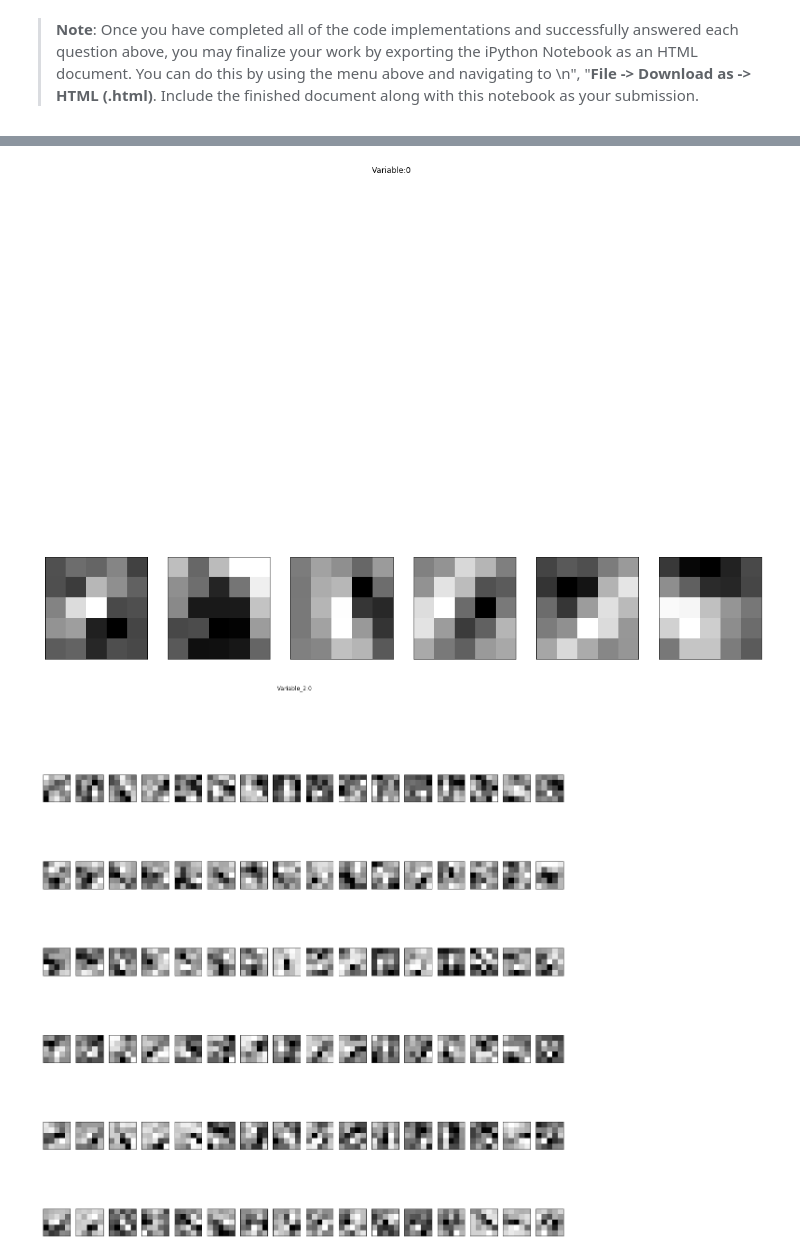
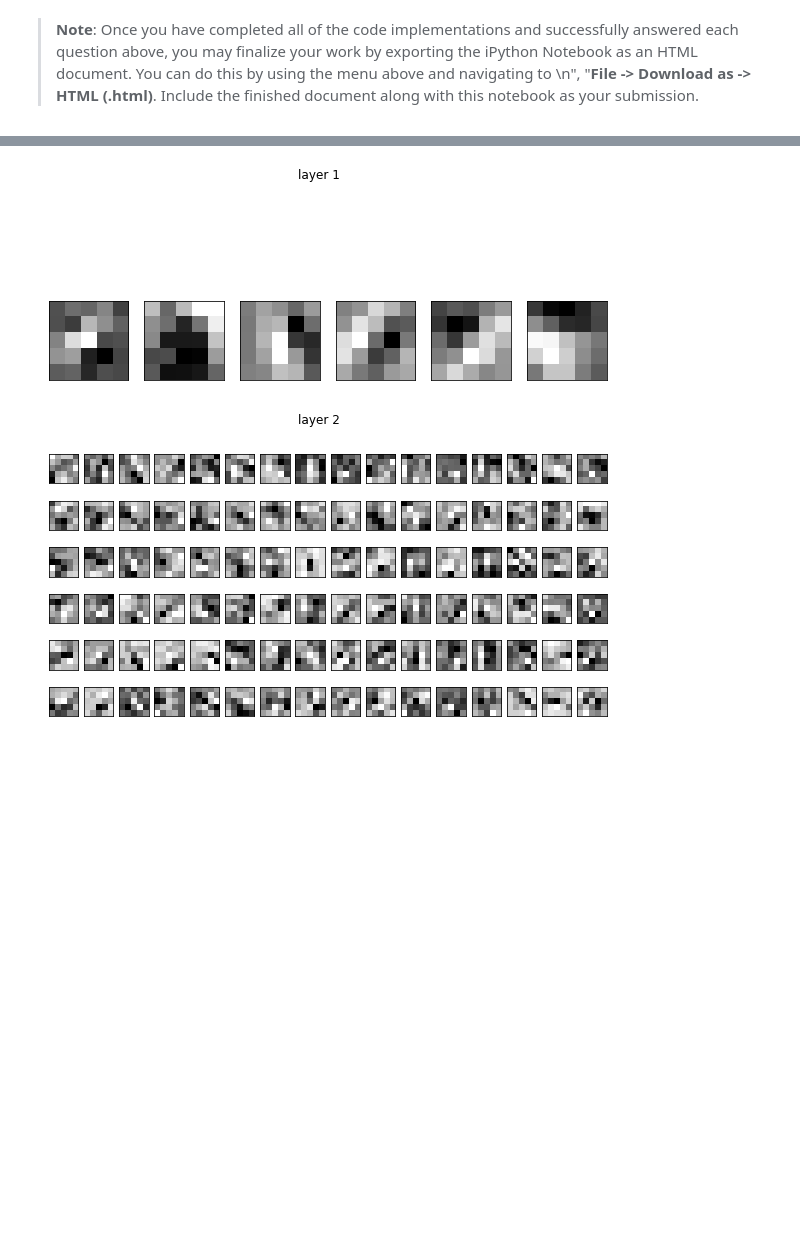
Before and after one commit to ysono/CarND-T1P2-Traffic-Sign-Classifier-Project, a Jupyter notebook: Traffic_Sign_Classifier.ipynb, the cells around one changed output, grey strips where cells are left out. Saved outputs shown, nothing was run; the diff lists cells and outputs as text; code cells hidden in the pictures; blank space fills up the shorter version.

```diff
--- a/Traffic_Sign_Classifier.ipynb
+++ b/Traffic_Sign_Classifier.ipynb
@@ -694,21 +722,16 @@ For an example of what feature map outputs look like, check out NVIDIA's results
 ### Visualize your network's feature maps here.
 ### Feel free to use as many code cells as needed.
 
-# image_input: the test image being fed into the network to produce the feature maps
-# tf_activation: should be a tf variable name used during your training procedure that represents the calculated state of a specific weight layer
-# activation_min/max: can be used to view the activation contrast in more detail, by default matplot sets min and max to the actual min and max values of the output
-# plt_num: used to plot out multiple different weight feature map sets on the same block, just extend the plt number for each new feature map entry
-
-def outputFeatureMap(sess, X_data, weight_tensor, **imshow_options):
+def outputFeatureMap(sess, X_data, weight_tensor, title, **imshow_options):
     activation = sess.run(weight_tensor, feed_dict={x_placeholder: X_data})
 
     # numbers of output and input feature maps
     num_fm_in = activation.shape[-2]
     num_fm_out = activation.shape[-1]
 
-    fig, axes = plt.subplots(nrows=num_fm_in, ncols=num_fm_out, figsize=(20, 20))
-    axes = axes.reshape(num_fm_in, num_fm_out)
-    fig.suptitle(weight_tensor.name)
+    fig, axes = plt.subplots(nrows=num_fm_in, ncols=num_fm_out, figsize=(10, 5))
+    axes = axes.reshape(num_fm_in, num_fm_out) # force 2d when num rows or num cols is 1
+    fig.suptitle(title)
 
     for fmi in range(num_fm_in):
         for fmo in range(num_fm_out):
@@ -716,17 +739,26 @@ def outputFeatureMap(sess, X_data, weight_tensor, **imshow_options):
             ax.imshow(activation[:,:,fmi,fmo], interpolation="nearest", cmap="gray", **imshow_options)
             ax.get_xaxis().set_visible(False)
             ax.get_yaxis().set_visible(False)
+
+def draw_feature_map_for_class_id():
+    with tf.Session() as sess:
+        saver.restore(sess, best_sess_checkpoint)
+
+        X_data = X_test[0:1] # one img
+
+        conv_weights = all_weights[0:2] # two conv layers
+
+        titles = ['layer {}'.format(i + 1) for i in range(len(conv_weights))]
+
+        for w, title in zip(conv_weights, titles):
+            outputFeatureMap(
+                sess,
+                X_data,
+                w,
+                title
+            )
-# %%
-with tf.Session() as sess:
-    saver.restore(sess, best_sess_checkpoint)
-
-    conv_weights = all_weights[0:2]
-    for w in conv_weights:
-        outputFeatureMap(
-            sess,
-            X_test_extra_pp[y_test_extra == 12][0:1],
-            w
-        )
-# %% [output]
-[figure, removed]
-[figure, removed]
+# %%
+draw_feature_map_for_class_id()
+# %% [output]
+[figure, added]
+[figure, added]
```
Also changed, not shown: parts of 7 cells of this notebook, 1 other file.
